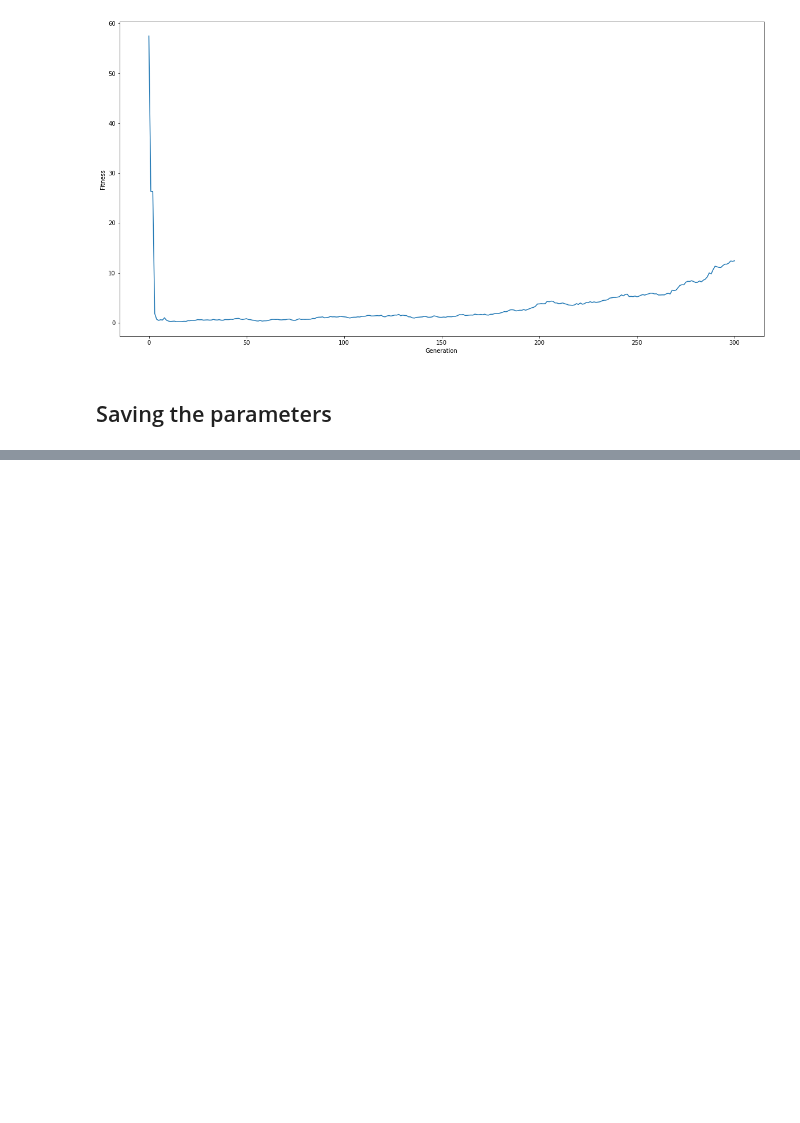
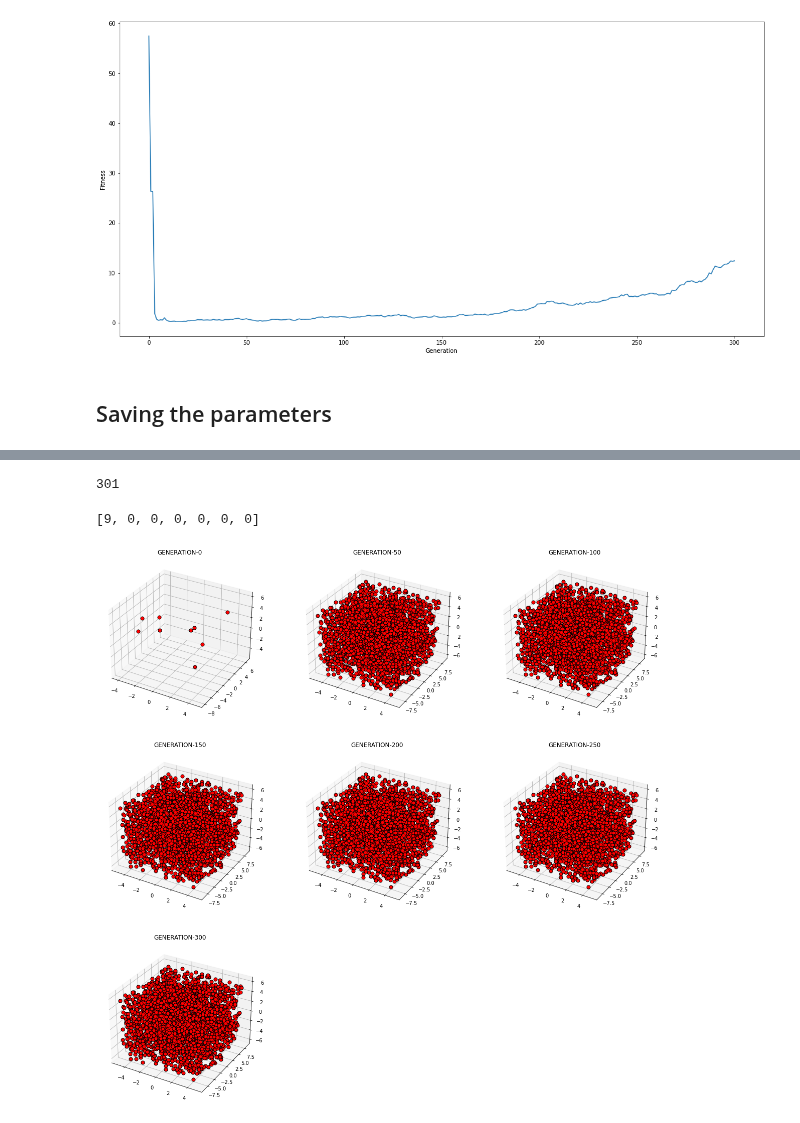
Before and after one commit to imveeru/statue-gen, a Jupyter notebook: Statue Gen - Generating Models - Curves.ipynb, the cells around one changed output, grey strips where cells are left out. Saved outputs shown, nothing was run; the diff lists cells and outputs as text; code cells hidden in the pictures; blank space fills up the shorter version.

```diff
--- a/Statue Gen - Generating Models - Curves.ipynb
+++ b/Statue Gen - Generating Models - Curves.ipynb
@@ -357,14 +350,0 @@ BEST_FITNESS
-# %%
-fig = plt.figure(figsize=(20,20))
-for i,m in enumerate(BEST_FITNESS):
-    model=PARAMS[GENS[i]][m][8][0]
-
-    x=[m[0] for m in model]
-    y=[m[1] for m in model]
-    z=[m[2] for m in model]
-
-    ax = fig.add_subplot(3, 3, i+1, projection='3d')
-    ax.scatter3D(x,y,z,color="red",depthshade=False,s=50,edgecolor="black")
-    ax.title.set_text(f"GENERATION-{GENS[i]}")
-
-plt.show()
@@ -370,0 +373,31 @@ plt.show()
+# %%
+len(BEST_FITNESS)
+# %% [output]
+301
+# %%
+GENS=[0,50,100,150,200,250,300]
+# %%
+TOP_FITNESS=[]
+# %%
+for g in GENS:
+    TOP_FITNESS.append(BEST_FITNESS[g])
+
+TOP_FITNESS
+# %% [output]
+[9, 0, 0, 0, 0, 0, 0]
+# %%
+fig = plt.figure(figsize=(20,20))
+for i,m in enumerate(TOP_FITNESS):
+    model=PARAMS[GENS[i]][m][8][0]
+
+    x=[m[0] for m in model]
+    y=[m[1] for m in model]
+    z=[m[2] for m in model]
+
+    ax = fig.add_subplot(3, 3, i+1, projection='3d')
+    ax.scatter3D(x,y,z,color="red",depthshade=False,s=50,edgecolor="black")
+    ax.title.set_text(f"GENERATION-{GENS[i]}")
+
+plt.show()
+# %% [output]
+[figure, added]
```
Also changed, not shown: parts of 7 cells of this notebook.
